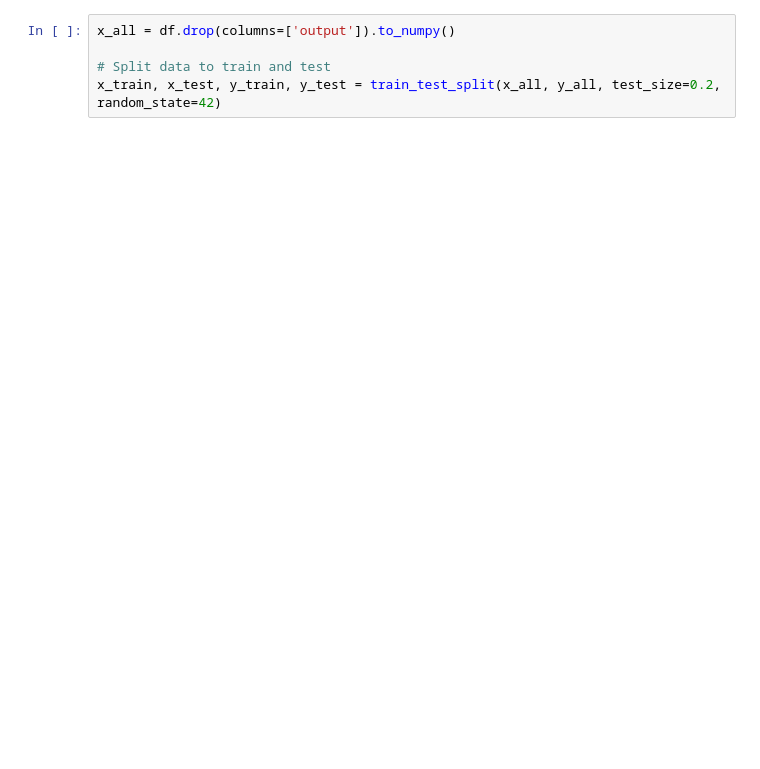
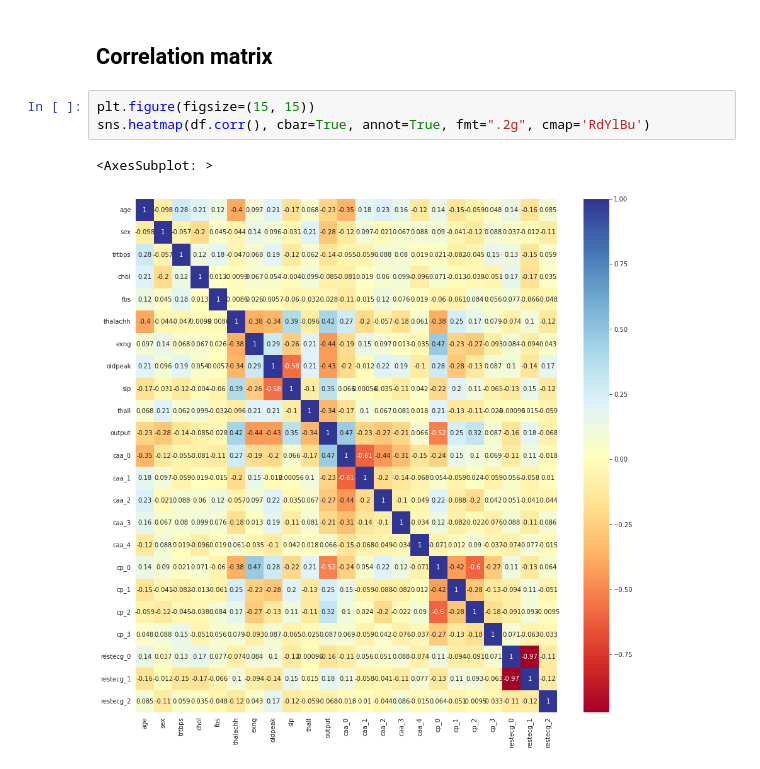
Before and after one commit to mim-uw/eXplainableMachineLearning-2023, a Jupyter notebook: Homeworks/HW1/MichalSiennicki/heart_attack.ipynb, the cells around one changed output. Cells and saved outputs as stored; diff of their text form; blank space fills up the shorter version.

Commit message:
Added comments, auc and plot

```diff
--- a/Homeworks/HW1/MichalSiennicki/heart_attack.ipynb
+++ b/Homeworks/HW1/MichalSiennicki/heart_attack.ipynb
@@ -45,5 +74,8 @@ df.describe()
-# %%
-x_all = df.drop(columns=['output']).to_numpy()
-
-# Split data to train and test
-x_train, x_test, y_train, y_test = train_test_split(x_all, y_all, test_size=0.2, random_state=42)
+# %% [markdown]
+## Correlation matrix
+# %%
+plt.figure(figsize=(15, 15))
+sns.heatmap(df.corr(), cbar=True, annot=True, fmt=".2g", cmap='RdYlBu')
+# %% [output]
+<AxesSubplot: >
+[figure, added]
```
Also changed, not shown: parts of 11 cells of this notebook.
